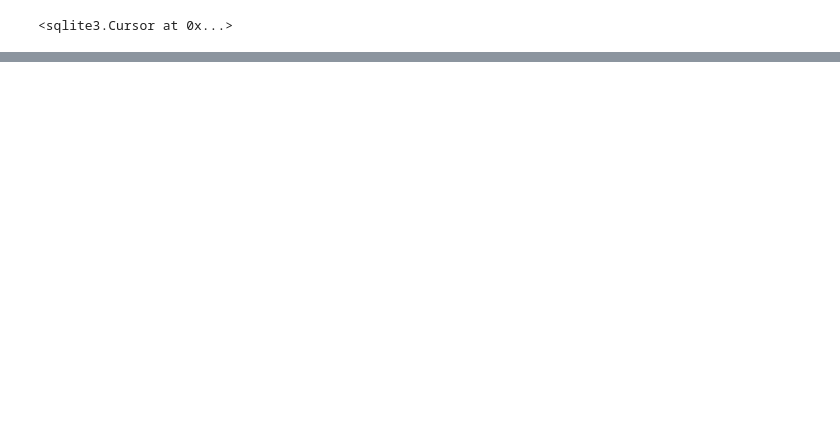
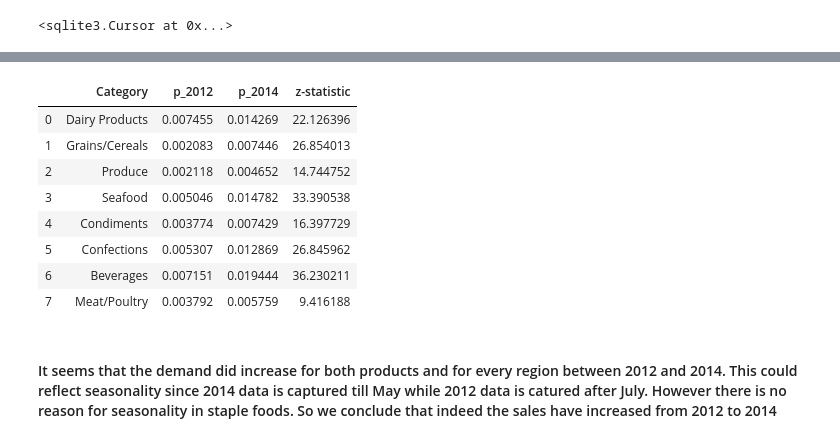
Before and after one commit to aghalsas/Northwind_Statistical_Analysis, a Jupyter notebook: student.ipynb, the cells around one changed output, grey strips where cells are left out. Cells and saved outputs as stored; diff of their text form; code cells hidden in the pictures; blank space fills up the shorter version.

```diff
--- a/student.ipynb
+++ b/student.ipynb
@@ -885,0 +675,35 @@ array([1, 2, 7, 6, 8, 4, 3, 5], dtype=int64)
+# %%
+categories = []
+z_reg = []
+p_min = []
+p_max = []
+fact = 24*60
+for cat in df.CategoryName.unique():
+    df_cat = df[df.CategoryName==cat]
+    categories.append(cat)
+    yr = df_cat.year.unique()
+    df_cat_min = df_cat[df_cat.year==yr.min()]
+    df_cat_max = df_cat[df_cat.year==yr.max()]
+    delta_days_min = fact*((pd.DatetimeIndex([str(yr.min())+'/12/31']) - pd.DatetimeIndex(df_cat_min.OrderDate).min()).days[0]+1)
+    delta_days_max = fact*((pd.DatetimeIndex(df_cat_max.OrderDate).max() - pd.DatetimeIndex([str(yr.max())+'/1/1'])).days[0]+1)
+    prob_min = df_cat_min['Quantity'].sum()/(delta_days_min)
+    p_min.append(prob_min)
+    prob_max = df_cat_max['Quantity'].sum()/(delta_days_max)
+    p_max.append(prob_max)
+    z_reg.append(z_stat(prob_min,delta_days_min,prob_max,delta_days_max))
+#    print(cat, prob_min,prob_max)
+# %%
+df_product_result = pd.DataFrame(list(zip(categories,p_min,p_max,z_reg)),columns = ['Category','p_2012','p_2014','z-statistic'])
+df_product_result
+# %% [output]
+|  | Category | p_2012 | p_2014 | z-statistic |
+| 0 | Dairy Products | 0.007455 | 0.014269 | 22.126396 |
+| 1 | Grains/Cereals | 0.002083 | 0.007446 | 26.854013 |
+| 2 | Produce | 0.002118 | 0.004652 | 14.744752 |
+| 3 | Seafood | 0.005046 | 0.014782 | 33.390538 |
+| 4 | Condiments | 0.003774 | 0.007429 | 16.397729 |
+| 5 | Confections | 0.005307 | 0.012869 | 26.845962 |
+| 6 | Beverages | 0.007151 | 0.019444 | 36.230211 |
+| 7 | Meat/Poultry | 0.003792 | 0.005759 | 9.416188 |
+# %% [markdown]
+#### It seems that the demand did increase for both products and for every region between 2012 and 2014. This could reflect seasonality since 2014 data is captured till May while 2012 data is catured after July. However there is no reason for seasonality in staple foods. So we conclude that indeed the sales have increased from 2012 to 2014
```
Also changed, not shown: parts of 32 cells of this notebook.
